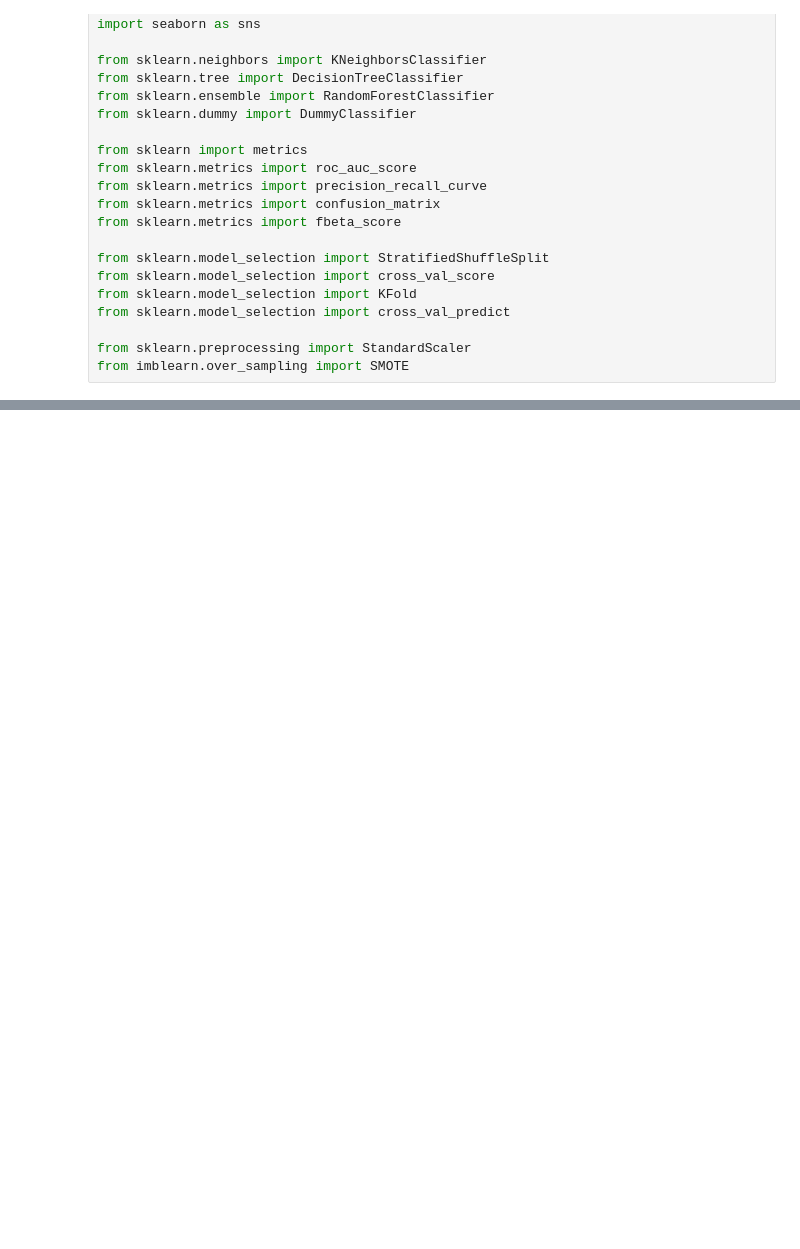
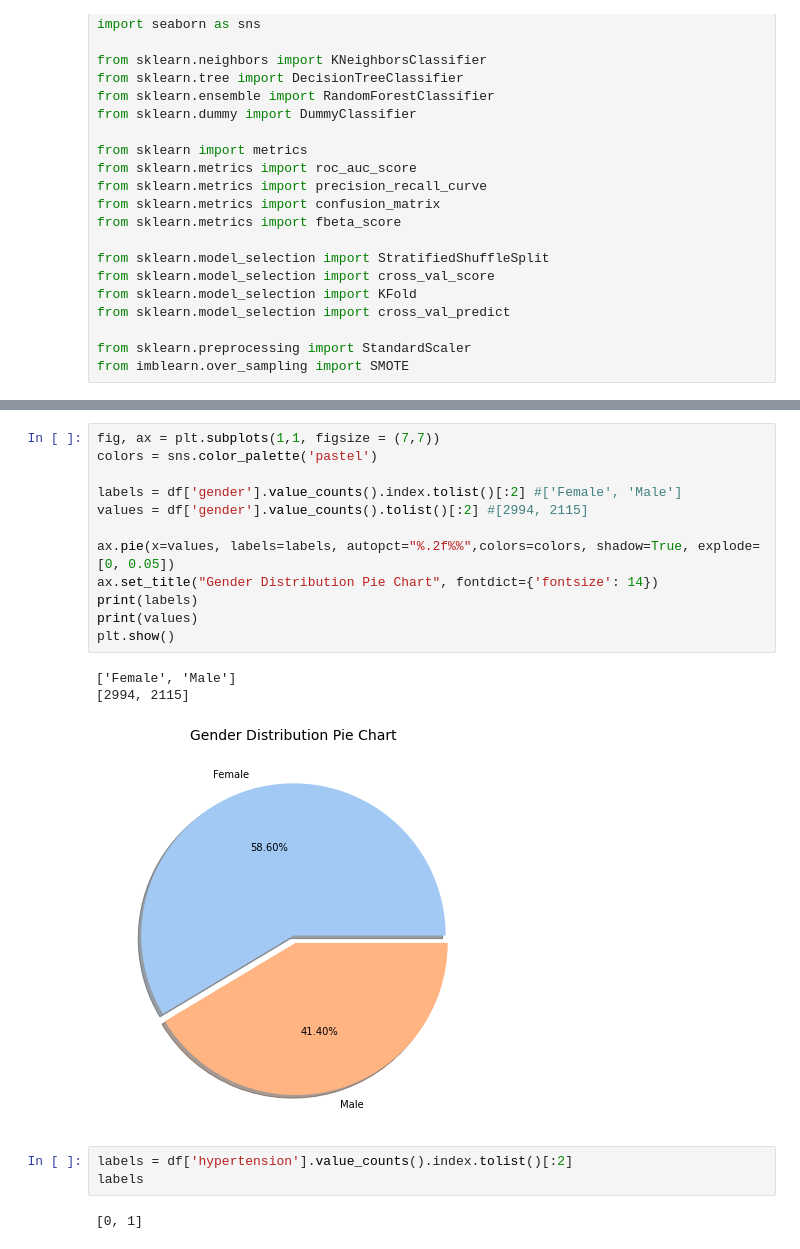
Before and after one commit to A-Sarayut/ML, a Jupyter notebook: Stroke_Prediction_assignment.ipynb, the cells around one changed output, grey strips where cells are left out. Drawn from its saved outputs; the diff is of its cells as text; blank space fills up the shorter version.

```diff
--- a/Stroke_Prediction_assignment.ipynb
+++ b/Stroke_Prediction_assignment.ipynb
@@ -27,0 +105,21 @@ from imblearn.over_sampling import SMOTE
+# %%
+fig, ax = plt.subplots(1,1, figsize = (7,7))
+colors = sns.color_palette('pastel')
+
+labels = df['gender'].value_counts().index.tolist()[:2] #['Female', 'Male']
+values = df['gender'].value_counts().tolist()[:2] #[2994, 2115]
+
+ax.pie(x=values, labels=labels, autopct="%.2f%%",colors=colors, shadow=True, explode=[0, 0.05])
+ax.set_title("Gender Distribution Pie Chart", fontdict={'fontsize': 14})
+print(labels)
+print(values)
+plt.show()
+# %% [output]
+['Female', 'Male']
+[2994, 2115]
+[figure, added]
+# %%
+labels = df['hypertension'].value_counts().index.tolist()[:2]
+labels
+# %% [output]
+[0, 1]
```
Also changed, not shown: parts of 15 cells of this notebook.
